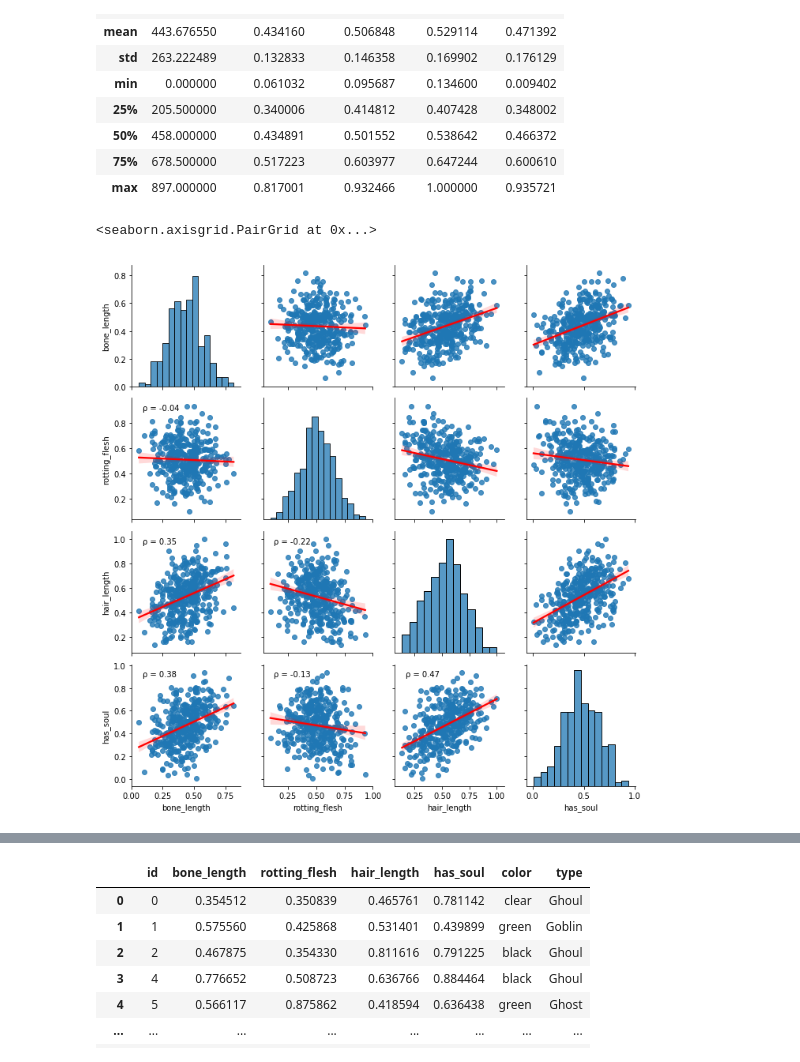
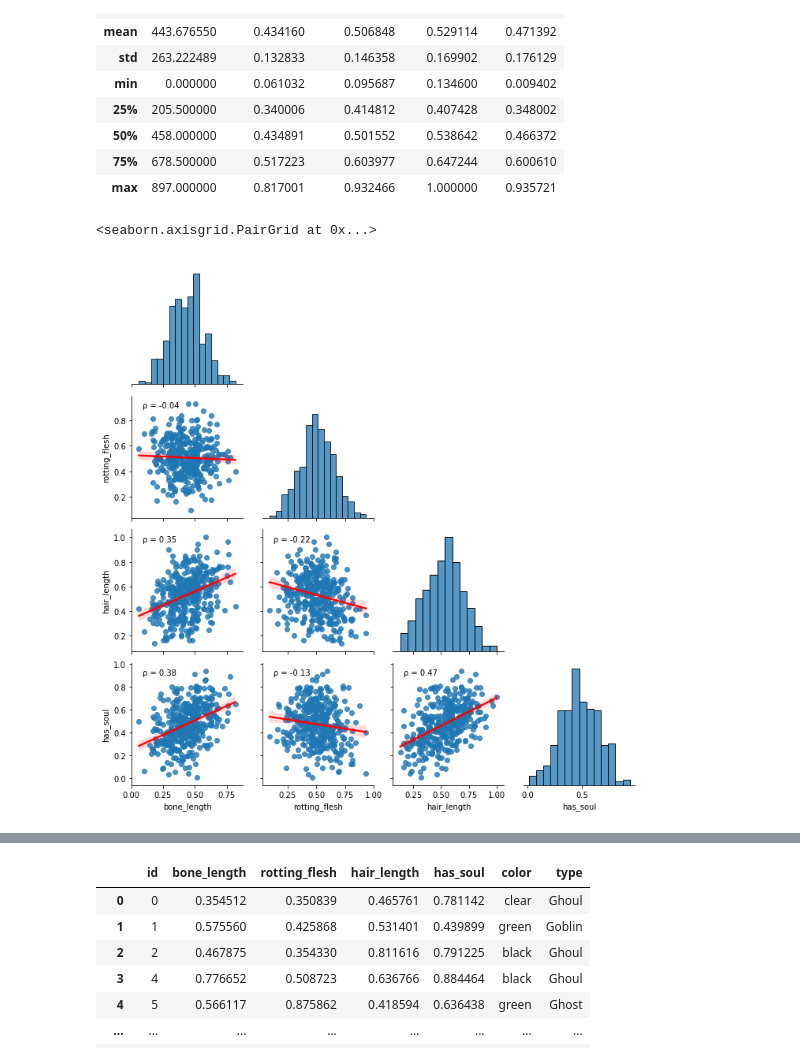
Before and after one commit to Lisstrange/Mini-examples, a Jupyter notebook: ghosts.ipynb, the cells around one changed output, grey strips where cells are left out. Saved outputs shown, nothing was run; the diff lists cells and outputs as text; code cells hidden in the pictures.

```diff
--- a/ghosts.ipynb
+++ b/ghosts.ipynb
@@ -54,7 +54,7 @@ pd.read_csv(zip_file.open('train.csv.zip'), compression='zip')
 #### https://www.kaggle.com/mrtgocer/from-zero-to-hero-lightgbm-classifier
 Вот эта интересная визуализация, но тебе стоит посмотреть ещё ноутбуки, мне казалось, там было что-то крутое, но я пока что не нашёл
 # %%
-train = pd.read_csv('/Users/irak/Documents/py_viz/ghouls-goblins-and-ghosts-train/train.csv.zip')
+train = pd.read_csv('/Users/irak/Documents/py_viz/ghosts/ghouls-goblins-and-ghosts-boo/train.csv.zip')
 # %% [markdown]
 id - id of the creature
 
@@ -110,8 +110,8 @@ def corrfunc(x,y, ax=None, **kws):
     ax.annotate(f'{rho} = {r:.2f}', xy=(.1, .9), xycoords=ax.transAxes)
 # %%
 # scatter_matrix(train, alpha=1, s=5, c = 'black', figsize=(6, 6), diagonal="kde");
-g = sns.pairplot(train.iloc[:,1:], kind="reg", plot_kws={'line_kws':{'color':'red'}})
+g = sns.pairplot(train.iloc[:,1:], kind="reg", plot_kws={'line_kws':{'color':'red'}}, corner=True)
 g.map_lower(corrfunc)
 # %% [output]
 <seaborn.axisgrid.PairGrid at 0x...>
-[figure, old version]
+[figure, new version]
```
Also changed, not shown: parts of 6 cells of this notebook, 1 other file.
